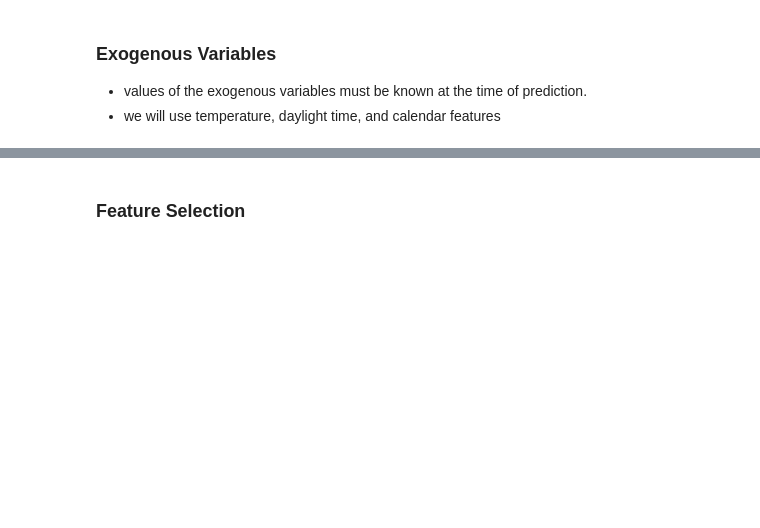
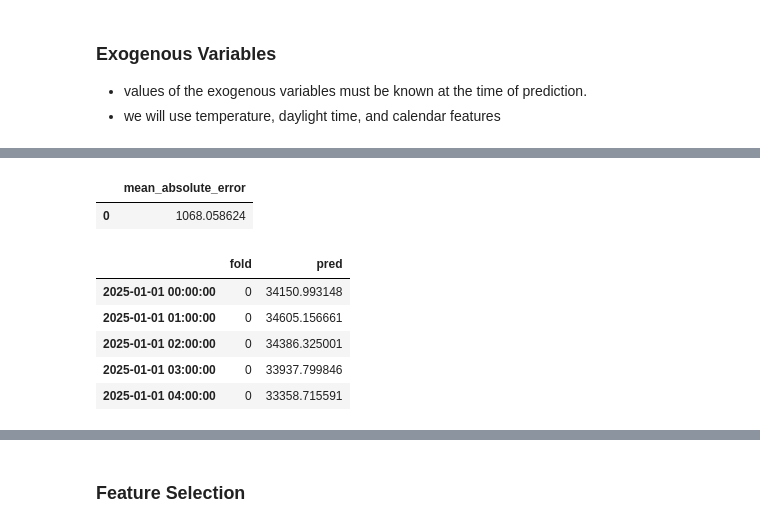
Before and after one commit to maxwellgriffith345/LoadForecast, a Jupyter notebook: notebooks/Train.ipynb, the cells around one changed output, grey strips where cells are left out. Saved outputs shown, nothing was run; the diff lists cells and outputs as text; code cells hidden in the pictures; blank space fills up the shorter version.

```diff
--- a/notebooks/Train.ipynb
+++ b/notebooks/Train.ipynb
@@ -213,0 +212,3 @@ exo_vars.head()
+# %%
+exo_vars = list(data.columns)[1:]
+exo_vars
@@ -213,0 +254,21 @@ exo_vars.head()
+# %%
+# back test the model again with exogenous variables
+# three day moving average forecaster
+metric, predictions = backtesting_forecaster(
+                          forecaster = arma_forecaster,
+                          y          = data['Demand'],
+                          exog       = data[exo_vars],
+                          cv         = cv,
+                          metric     = 'mean_absolute_error'
+                      )
+display(metric)
+predictions.head()
+# %% [output]
+|  | mean_absolute_error |
+| 0 | 1068.058624 |
+|  | fold | pred |
+| 2025-01-01 00:00:00 | 0 | 34150.993148 |
+| 2025-01-01 01:00:00 | 0 | 34605.156661 |
+| 2025-01-01 02:00:00 | 0 | 34386.325001 |
+| 2025-01-01 03:00:00 | 0 | 33937.799846 |
+| 2025-01-01 04:00:00 | 0 | 33358.715591 |
```
Also changed, not shown: parts of 12 cells of this notebook, 1 other file.
